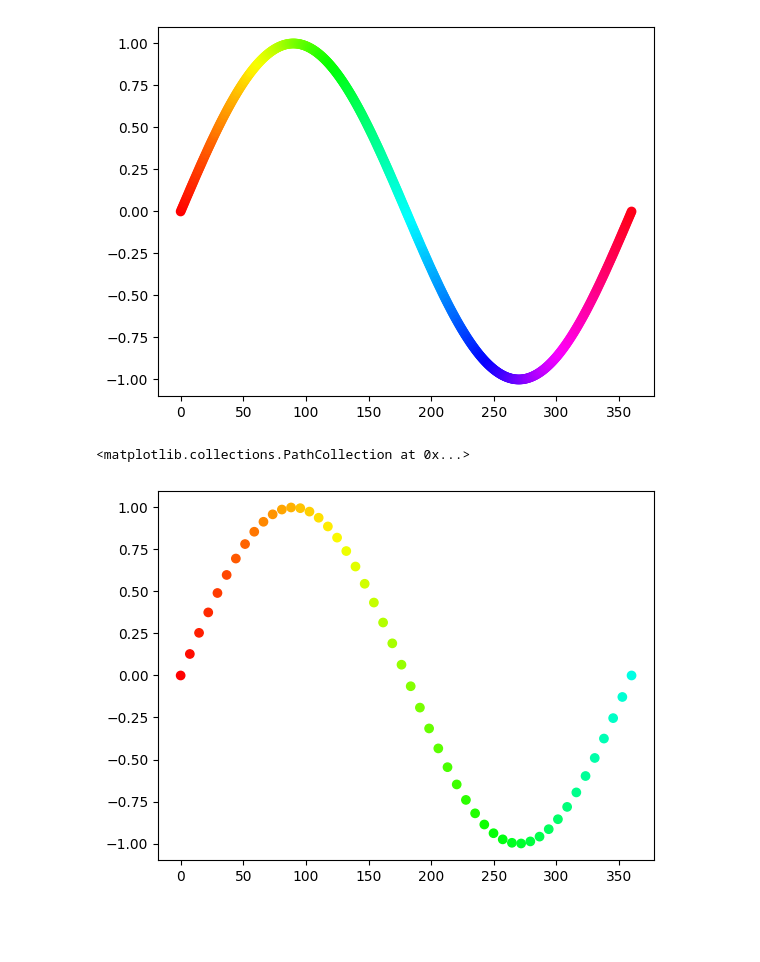
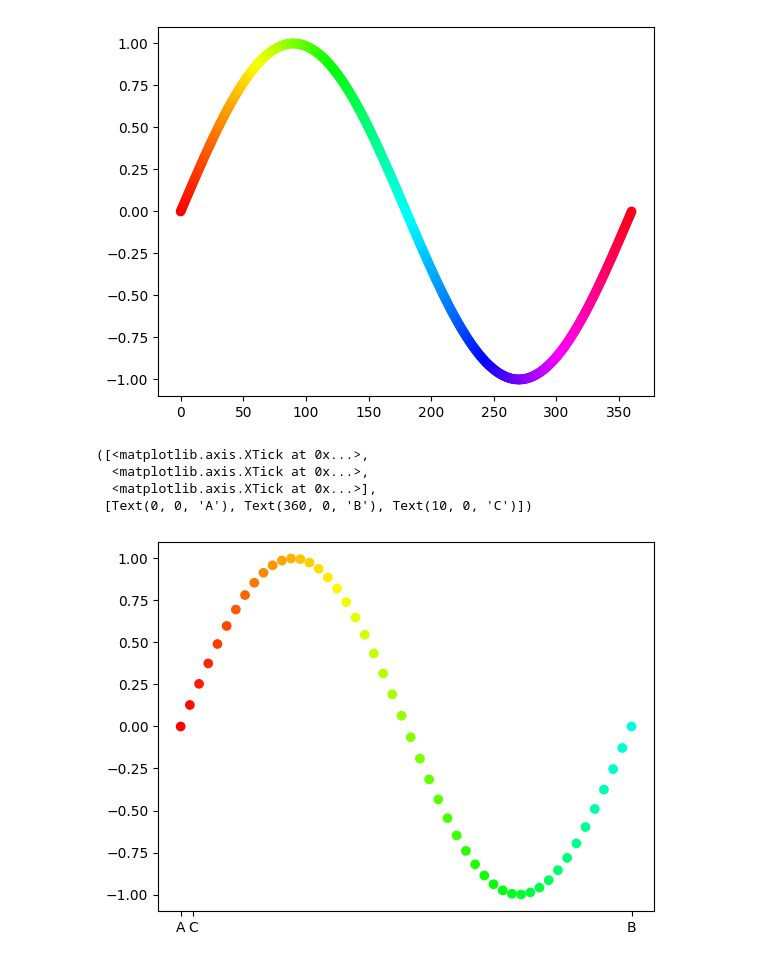
Before and after one commit to TahaT80/AI, a Jupyter notebook: part3_matplotlib/main.ipynb, the cells around one changed output. Cells and saved outputs as stored; diff of their text form; code cells hidden in the pictures; blank space fills up the shorter version.

```diff
--- a/part3_matplotlib/main.ipynb
+++ b/part3_matplotlib/main.ipynb
@@ -166,12 +165,19 @@ plt.scatter(x,y ,c=np.arange(500),cmap='hsv')
 # %%
 x= np.linspace(0,360,50)
 y = np.sin(np.radians(x))
 
 
 plt.scatter(x,y ,c=np.arange(50),cmap='hsv',vmin=0,vmax=100)
+
+# plt.xticks(np.arange(0,360,10),rotation=90)
+# plt.xticks(np.arange(0,360,10),minor=True,rotation=90)
+plt.xticks((0,360,10),('A','B','C'))
 # %% [output]
-<matplotlib.collections.PathCollection at 0x...>
+([<matplotlib.axis.XTick at 0x...>,
+  <matplotlib.axis.XTick at 0x...>,
+  <matplotlib.axis.XTick at 0x...>],
+ [Text(0, 0, 'A'), Text(360, 0, 'B'), Text(10, 0, 'C')])
-[figure, old version]
+[figure, new version]
 # %%
 x = np.arange(0,10)
 y = np.random.uniform(40,60,(10))
```
Also changed, not shown: parts of 28 cells of this notebook, 1 other file.
